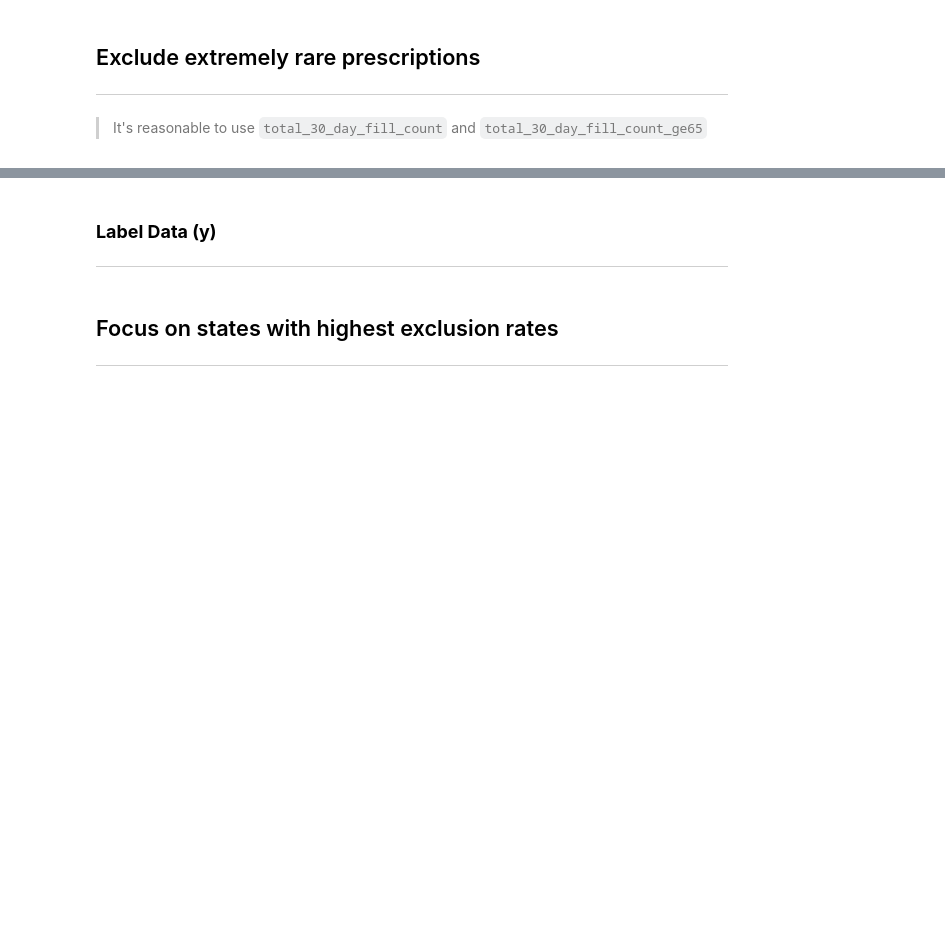
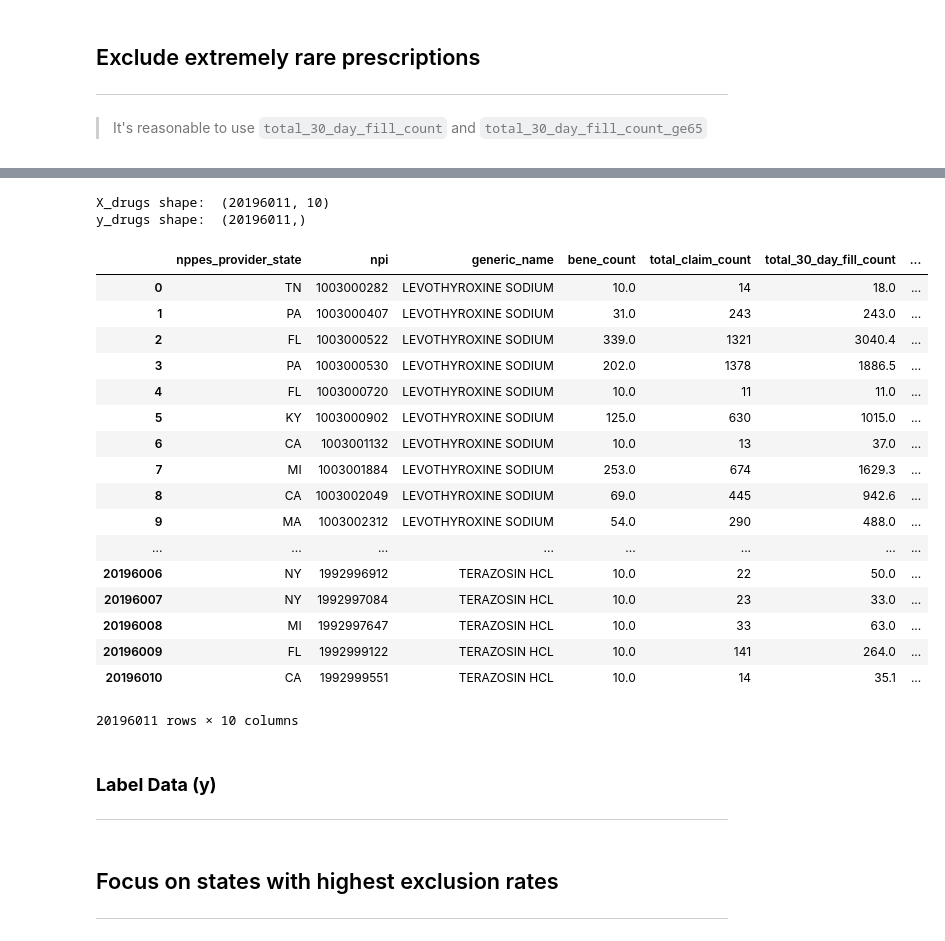
Before and after one commit to dast1/healthcare-fraud, a Jupyter notebook: src/reduce features.ipynb, the cells around one changed output, grey strips where cells are left out. Saved outputs shown, nothing was run; the diff lists cells and outputs as text; code cells hidden in the pictures; blank space fills up the shorter version.

```diff
--- a/src/reduce features.ipynb
+++ b/src/reduce features.ipynb
@@ -98,6 +127,9 @@ df_id_250drugs.head()
 # %%
-X_250drugs = X.iloc[trgt_idx].reset_index(drop=True)
-print("X_250drugs shape: ", X_250drugs.shape)
+X_drugs = X.iloc[trgt_idx].reset_index(drop=True)
+print("X_drugs shape: ", X_drugs.shape)
 
-y_250drugs = y.iloc[trgt_idx].reset_index(drop=True)
-print("y_250drugs shape: ", y_250drugs.shape)
+y_drugs = y.iloc[trgt_idx].reset_index(drop=True)
+print("y_drugs shape: ", y_drugs.shape)
+# %% [output]
+X_drugs shape:  (20196011, 10)
+y_drugs shape:  (20196011,)
@@ -109,3 +139,24 @@ y_250drugs = y_250drugs.reset_index(drop=True)
+# %%
+X_drugs
+# %% [output]
+|  | nppes_provider_state | npi | generic_name | bene_count | total_claim_count | total_30_day_fill_count | ... |
+| 0 | TN | 1003000282 | LEVOTHYROXINE SODIUM | 10.0 | 14 | 18.0 | ... |
+| 1 | PA | 1003000407 | LEVOTHYROXINE SODIUM | 31.0 | 243 | 243.0 | ... |
+| 2 | FL | 1003000522 | LEVOTHYROXINE SODIUM | 339.0 | 1321 | 3040.4 | ... |
+| 3 | PA | 1003000530 | LEVOTHYROXINE SODIUM | 202.0 | 1378 | 1886.5 | ... |
+| 4 | FL | 1003000720 | LEVOTHYROXINE SODIUM | 10.0 | 11 | 11.0 | ... |
+| 5 | KY | 1003000902 | LEVOTHYROXINE SODIUM | 125.0 | 630 | 1015.0 | ... |
+| 6 | CA | 1003001132 | LEVOTHYROXINE SODIUM | 10.0 | 13 | 37.0 | ... |
+| 7 | MI | 1003001884 | LEVOTHYROXINE SODIUM | 253.0 | 674 | 1629.3 | ... |
+| 8 | CA | 1003002049 | LEVOTHYROXINE SODIUM | 69.0 | 445 | 942.6 | ... |
+| 9 | MA | 1003002312 | LEVOTHYROXINE SODIUM | 54.0 | 290 | 488.0 | ... |
+| ... | ... | ... | ... | ... | ... | ... | ... |
+| 20196006 | NY | 1992996912 | TERAZOSIN HCL | 10.0 | 22 | 50.0 | ... |
+| 20196007 | NY | 1992997084 | TERAZOSIN HCL | 10.0 | 23 | 33.0 | ... |
+| 20196008 | MI | 1992997647 | TERAZOSIN HCL | 10.0 | 33 | 63.0 | ... |
+| 20196009 | FL | 1992999122 | TERAZOSIN HCL | 10.0 | 141 | 264.0 | ... |
+| 20196010 | CA | 1992999551 | TERAZOSIN HCL | 10.0 | 14 | 35.1 | ... |
+20196011 rows × 10 columns
 # %% [markdown]
 ### **Label Data (y)**
 ---
```
Also changed, not shown: parts of 29 cells of this notebook, 1 other file.
